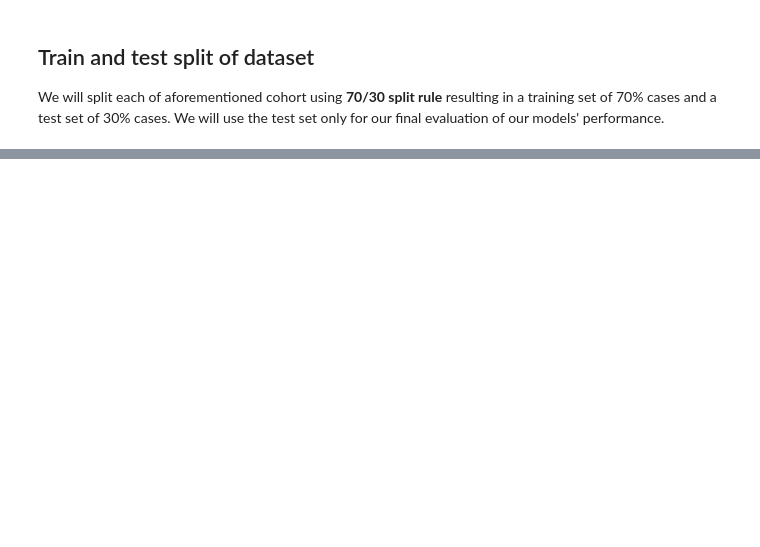
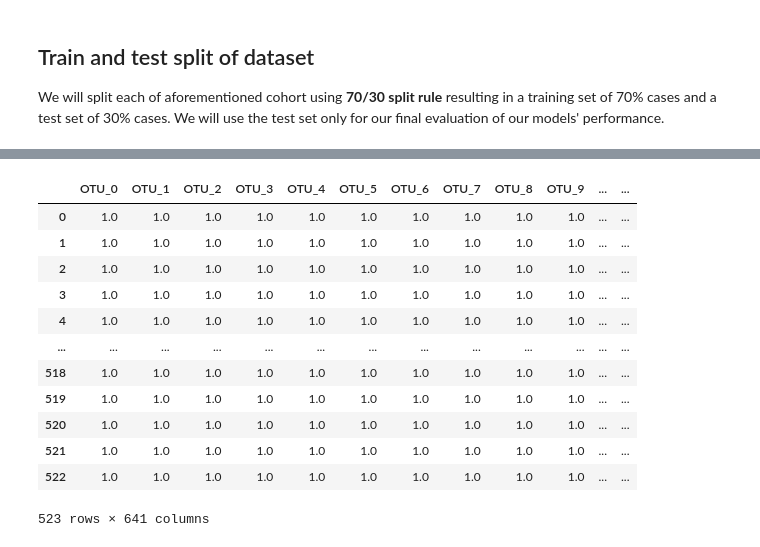
Before and after one commit to pankajchejara23/bioinformatics_book, a Jupyter notebook: chapter6.ipynb, the cells around one changed output, grey strips where cells are left out. Cells and saved outputs as stored; diff of their text form; code cells hidden in the pictures; blank space fills up the shorter version.

```diff
--- a/chapter6.ipynb
+++ b/chapter6.ipynb
@@ -775,0 +717,5 @@ AttributeError: 'MetaDataImputer' object has no attribute 'values'
+# %%
+X_filtered[X_filtered > 0] = 1
+X_filtered[X_filtered <= 0] = 0
+
+X_filtered.sum(axis=0)
@@ -775,0 +735,16 @@ AttributeError: 'MetaDataImputer' object has no attribute 'values'
+# %%
+X_filtered
+# %% [output]
+|  | OTU_0 | OTU_1 | OTU_2 | OTU_3 | OTU_4 | OTU_5 | OTU_6 | OTU_7 | OTU_8 | OTU_9 | ... | ... |
+| 0 | 1.0 | 1.0 | 1.0 | 1.0 | 1.0 | 1.0 | 1.0 | 1.0 | 1.0 | 1.0 | ... | ... |
+| 1 | 1.0 | 1.0 | 1.0 | 1.0 | 1.0 | 1.0 | 1.0 | 1.0 | 1.0 | 1.0 | ... | ... |
+| 2 | 1.0 | 1.0 | 1.0 | 1.0 | 1.0 | 1.0 | 1.0 | 1.0 | 1.0 | 1.0 | ... | ... |
+| 3 | 1.0 | 1.0 | 1.0 | 1.0 | 1.0 | 1.0 | 1.0 | 1.0 | 1.0 | 1.0 | ... | ... |
+| 4 | 1.0 | 1.0 | 1.0 | 1.0 | 1.0 | 1.0 | 1.0 | 1.0 | 1.0 | 1.0 | ... | ... |
+| ... | ... | ... | ... | ... | ... | ... | ... | ... | ... | ... | ... | ... |
+| 518 | 1.0 | 1.0 | 1.0 | 1.0 | 1.0 | 1.0 | 1.0 | 1.0 | 1.0 | 1.0 | ... | ... |
+| 519 | 1.0 | 1.0 | 1.0 | 1.0 | 1.0 | 1.0 | 1.0 | 1.0 | 1.0 | 1.0 | ... | ... |
+| 520 | 1.0 | 1.0 | 1.0 | 1.0 | 1.0 | 1.0 | 1.0 | 1.0 | 1.0 | 1.0 | ... | ... |
+| 521 | 1.0 | 1.0 | 1.0 | 1.0 | 1.0 | 1.0 | 1.0 | 1.0 | 1.0 | 1.0 | ... | ... |
+| 522 | 1.0 | 1.0 | 1.0 | 1.0 | 1.0 | 1.0 | 1.0 | 1.0 | 1.0 | 1.0 | ... | ... |
+523 rows × 641 columns
```
Also changed, not shown: parts of 41 cells of this notebook, 35 other files.
